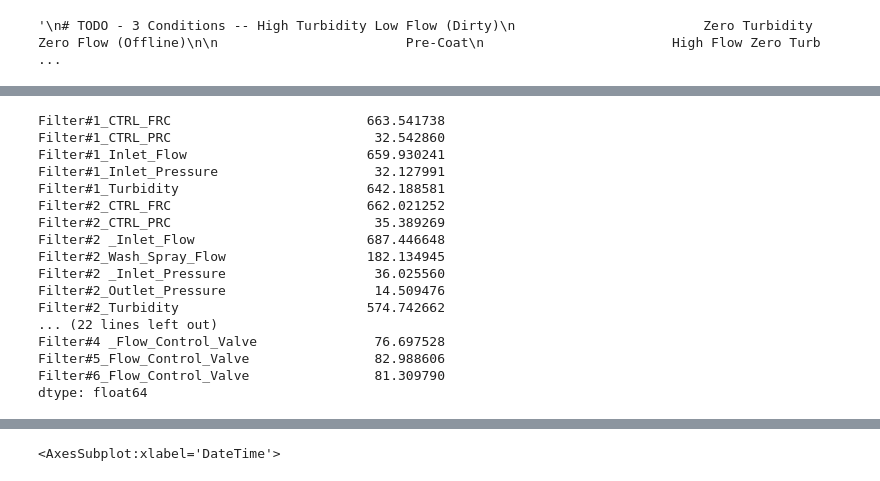
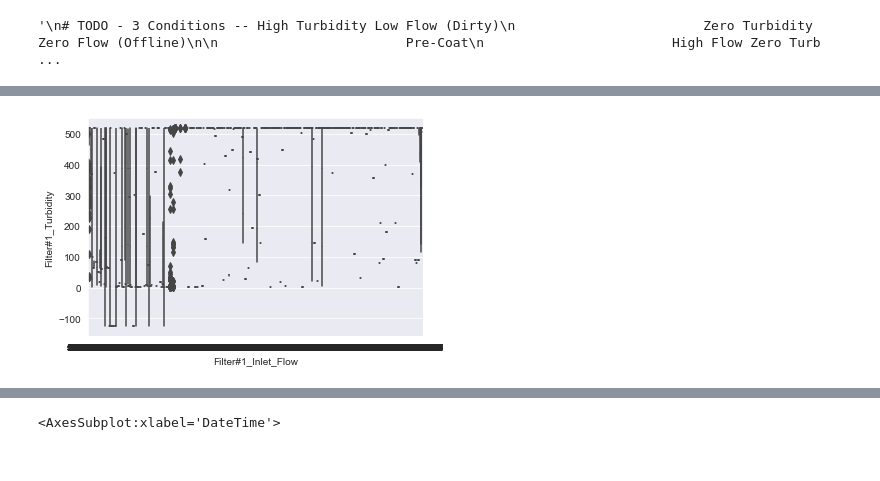
Before and after one commit to saikiranpennam/sugarbeet_analysis, a Jupyter notebook: filters_data_new.ipynb, the cells around one changed output, grey strips where cells are left out. Saved outputs shown, nothing was run; the diff lists cells and outputs as text; code cells hidden in the pictures.

```diff
--- a/filters_data_new.ipynb
+++ b/filters_data_new.ipynb
@@ -106,23 +109,24 @@ dtype: float64
-# %%
-print(three_std)
-# %% [output]
-Filter#1_CTRL_FRC                         663.541738
-Filter#1_CTRL_PRC                          32.542860
-Filter#1_Inlet_Flow                       659.930241
-Filter#1_Inlet_Pressure                    32.127991
-Filter#1_Turbidity                        642.188581
-Filter#2_CTRL_FRC                         662.021252
-Filter#2_CTRL_PRC                          35.389269
-Filter#2 _Inlet_Flow                      687.446648
-Filter#2_Wash_Spray_Flow                  182.134945
-Filter#2 _Inlet_Pressure                   36.025560
-Filter#2_Outlet_Pressure                   14.509476
-Filter#2_Turbidity                        574.742662
-... (22 lines left out)
-Filter#4 _Flow_Control_Valve               76.697528
-Filter#5_Flow_Control_Valve                82.988606
-Filter#6_Flow_Control_Valve                81.309790
-dtype: float64
+# %%
+from sklearn.utils import shuffle
+# Shuffle data and take 20% sample
+sugarbeets = shuffle(sugarbeets)
+sample = sugarbeets.sample(frac = 0.2)
+
+# Group by product
+by_product = sample.groupby('DateTime')
+
+# Getting 10th and 90th percentile per group
+stats = by_product['Filter#1_Inlet_Flow'].quantile([.25, .75]).unstack()
+
+# Most frequent values per group
+top_values = by_product['Filter#1_Turbidity'].value_counts().groupby(level=0).nlargest(1)
+
+# boxplot per product
+# box_plots = sample.boxplot(by='Filter#1_Inlet_Flow')
+sns.boxplot(data=sample, x='Filter#1_Inlet_Flow', y='Filter#1_Turbidity')
+plt.show()
+# %% [output]
+[figure, added]
 # %%
 # Resample to 1-day intervals
 df_1hour = sugarbeets.resample('H').mean()
```
Also changed, not shown: parts of 9 cells of this notebook.
